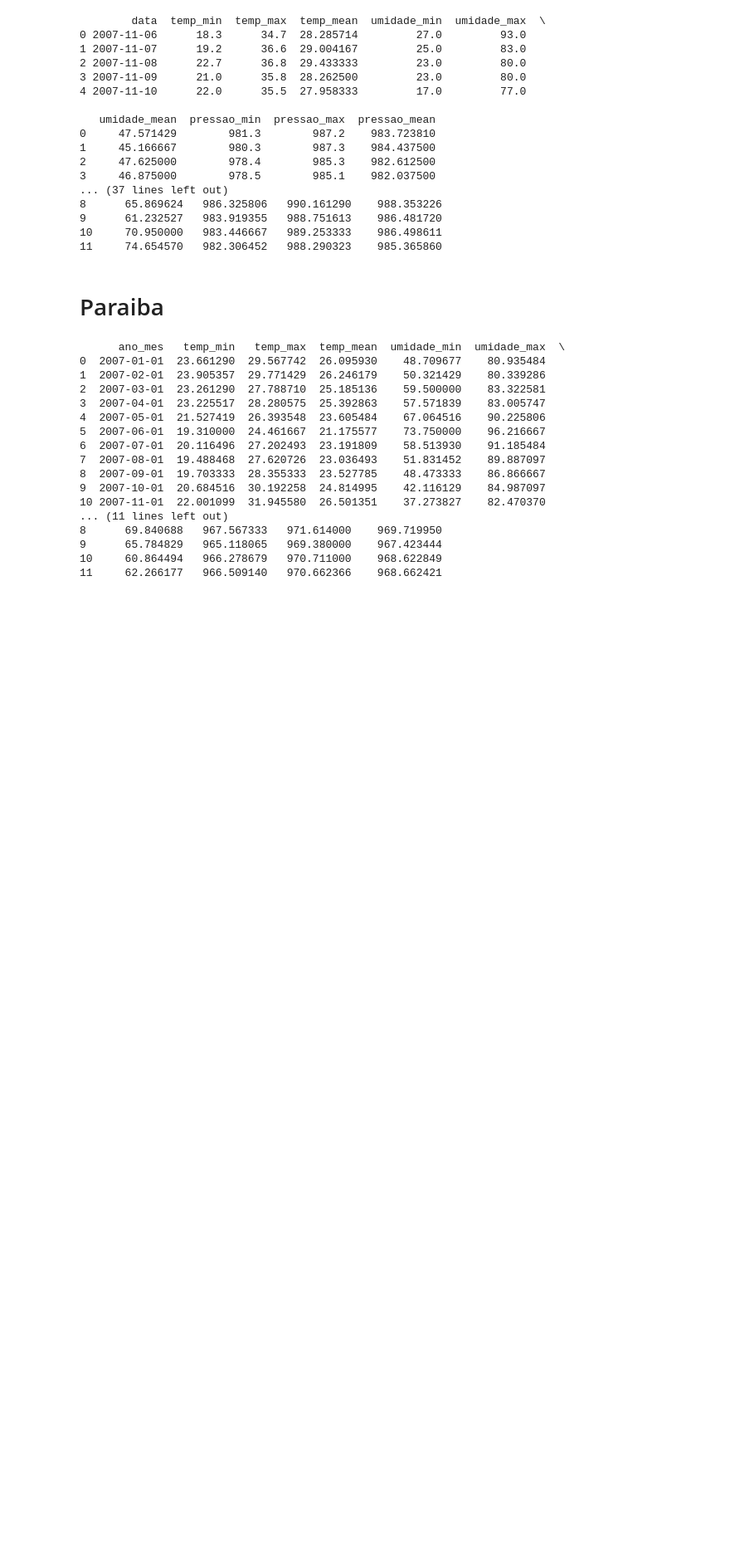
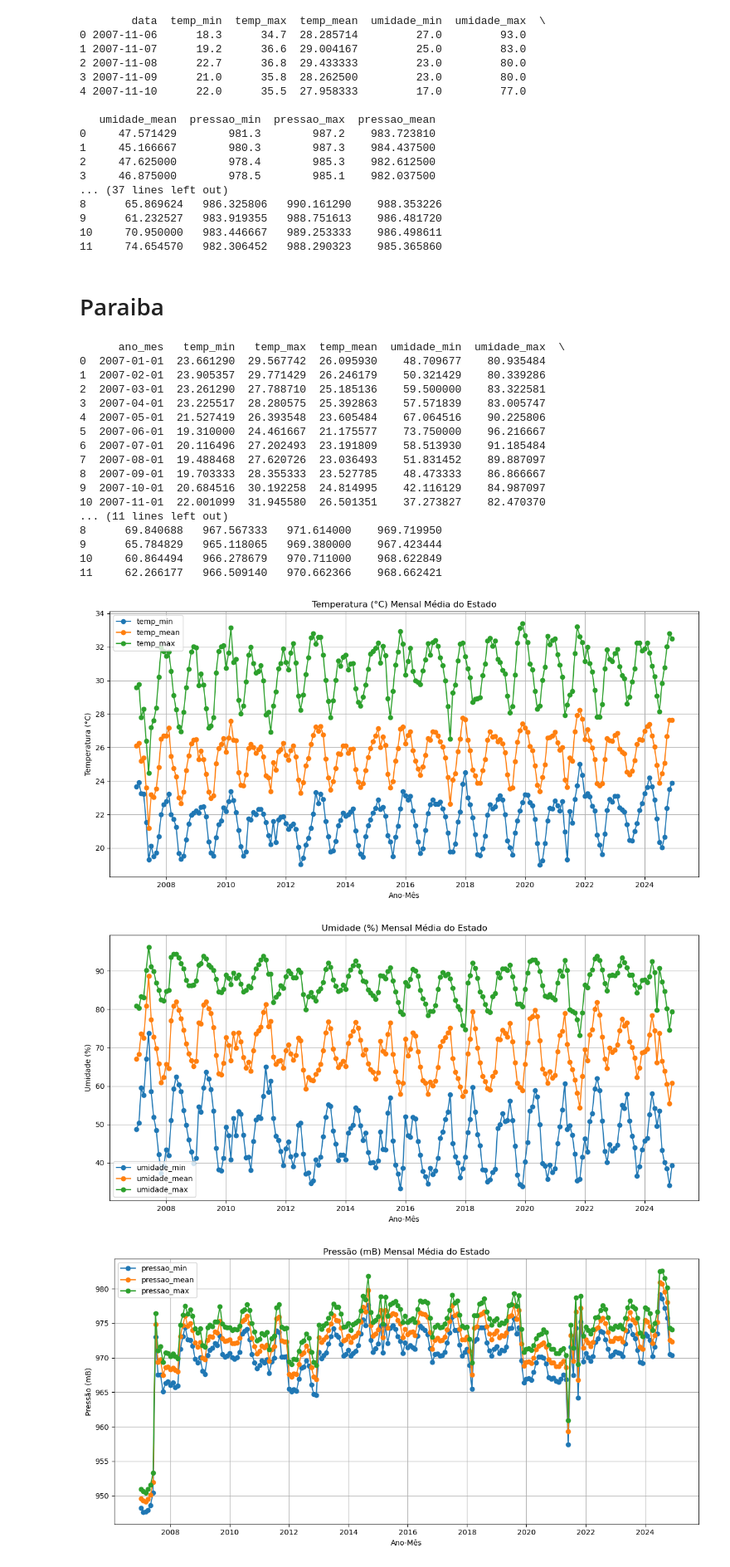
Before and after one commit to luquech/DadosTCC, a Jupyter notebook: DADOS_INMET.ipynb, the cells around one changed output. Shown at 83% size. Cells and saved outputs as stored; diff of their text form; code cells hidden in the pictures; blank space fills up the shorter version.

```diff
--- a/DADOS_INMET.ipynb
+++ b/DADOS_INMET.ipynb
@@ -2641,5 +2641,30 @@ print(media_mensal_estado.head(12))
 9      65.784829   965.118065   969.380000    967.423444
 10     60.864494   966.278679   970.711000    968.622849
 11     62.266177   966.509140   970.662366    968.662421
+# %%
+import matplotlib.pyplot as plt
+
+variaveis = {
+    'Temperatura (°C)': ['temp_min', 'temp_mean', 'temp_max'],
+    'Umidade (%)': ['umidade_min', 'umidade_mean', 'umidade_max'],
+    'Pressão (mB)': ['pressao_min', 'pressao_mean', 'pressao_max']
+}
+
+for nome, colunas in variaveis.items():
+    plt.figure(figsize=(12,6))
+    for col in colunas:
+        plt.plot(media_mensal_estado['ano_mes'], media_mensal_estado[col], marker='o', label=col)
+
+    plt.title(f'{nome} Mensal Média do Estado')
+    plt.xlabel('Ano-Mês')
+    plt.ylabel(nome)
+    plt.grid(True)
+    plt.legend()
+    plt.tight_layout()
+    plt.show()
+# %% [output]
+[figure, added]
+[figure, added]
+[figure, added]
 # %%
 media_mensal_estado.to_csv('media_mensal_estado.csv', index=False, encoding='utf-8')
```
Also changed, not shown: parts of 8 cells of this notebook.
